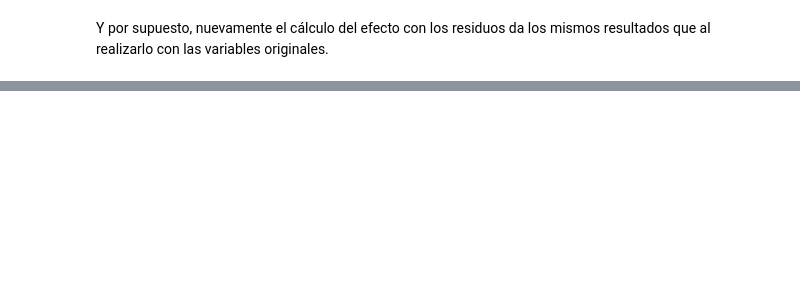
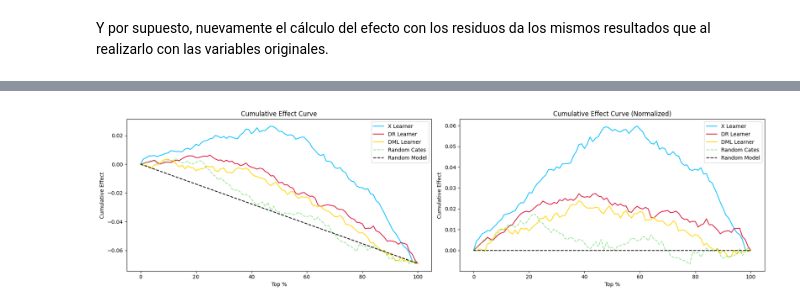
Before and after one commit to rodrifer10/tfm_causal_models, a Jupyter notebook: notebooks/04.IBM_churn_causal_inference.ipynb, the cells around one changed output, grey strips where cells are left out. Drawn from its saved outputs; the diff is of its cells as text; code cells hidden in the pictures; blank space fills up the shorter version.

```diff
--- a/notebooks/04.IBM_churn_causal_inference.ipynb
+++ b/notebooks/04.IBM_churn_causal_inference.ipynb
@@ -1459,0 +1515,33 @@ Y por supuesto, nuevamente el cálculo del efecto con los residuos da los mismos
+# %%
+fig, (ax1, ax2) = plt.subplots(1, 2, figsize=(18,5))
+
+x = np.array(range(len(cumu_gain_xl)))
+ax1.plot(100*(x/x.max()), cumu_gain_xl_resid, label='X Learner', color='deepskyblue')
+ax1.plot(100*(x/x.max()), cumu_gain_drl_resid, label='DR Learner', color='crimson')
+ax1.plot(100*(x/x.max()), cumu_gain_dml_resid, label='DML Learner', color='gold')
+ax1.plot(100*(x/x.max()), cumu_gain_random_resid, label='Random Cates', color='limegreen', linestyle='--', alpha=0.5)
+
+ax1.plot([0, 100], [0, effect(df, y="y_resid", t="t_resid")], linestyle="--", label="Random Model", color="black")
+
+ax1.set_xlabel("Top %")
+ax1.set_ylabel("Cumulative Effect")
+ax1.set_title("Cumulative Effect Curve")
+ax1.legend()
+
+x = np.array(range(len(cumu_gain_xl_n)))
+ax2.plot(100*(x/x.max()), cumu_gain_xl_n_resid, label='X Learner', color='deepskyblue')
+ax2.plot(100*(x/x.max()), cumu_gain_drl_n_resid, label='DR Learner', color='crimson')
+ax2.plot(100*(x/x.max()), cumu_gain_dml_n_resid, label='DML Learner', color='gold')
+ax2.plot(100*(x/x.max()), cumu_gain_random_n_resid, label='Random Cates', color='limegreen', linestyle='--', alpha=0.5)
+
+ax2.hlines(0, 0, 100, linestyle="--", label="Random Model", color="black")
+
+ax2.set_xlabel("Top %")
+ax2.set_ylabel("Cumulative Effect")
+ax2.set_title("Cumulative Effect Curve (Normalized)")
+ax2.legend()
+
+plt.tight_layout()
+plt.show()
+# %% [output]
+[figure, added]
```
Also changed, not shown: parts of 27 cells of this notebook, 8 other files.
